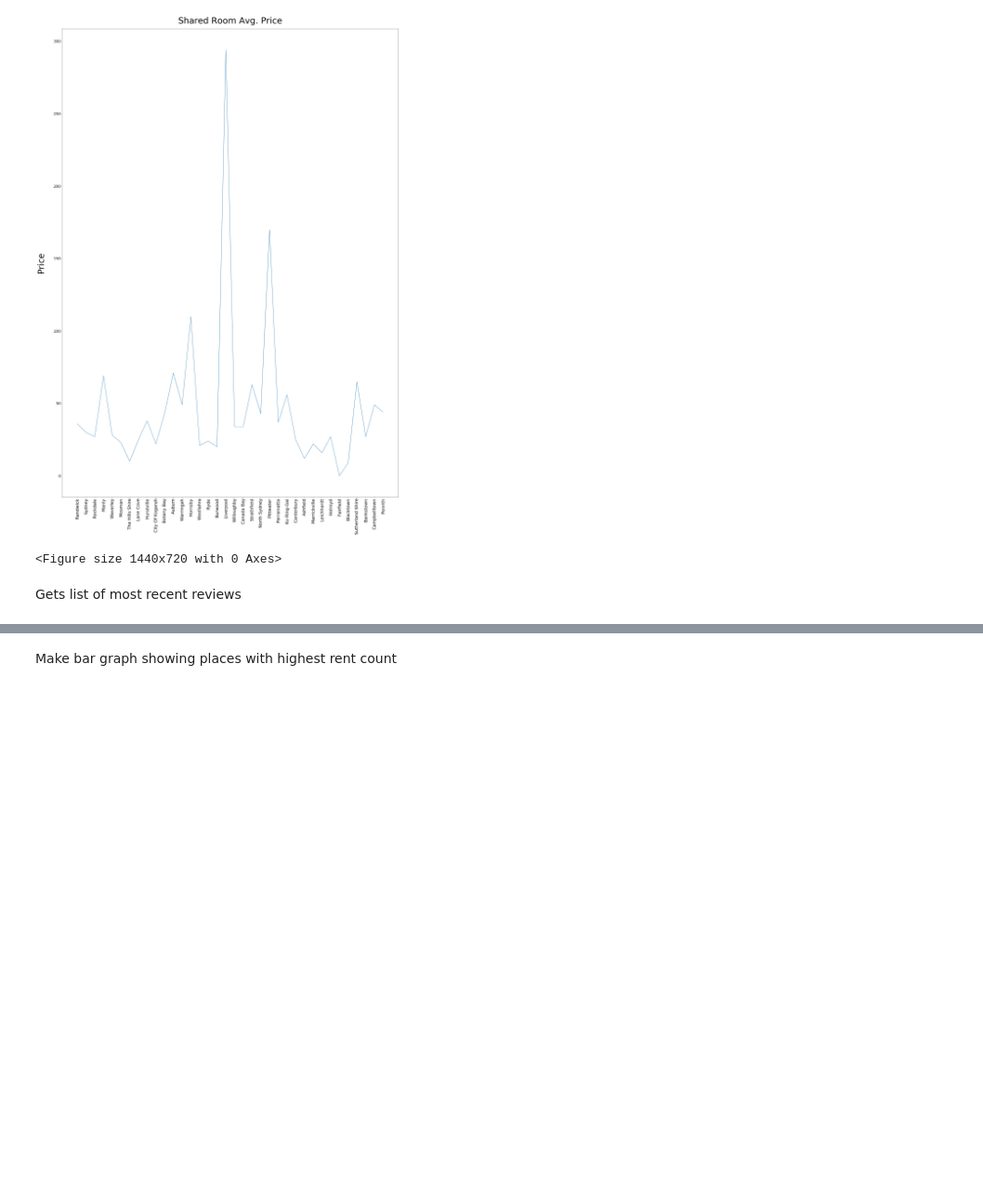
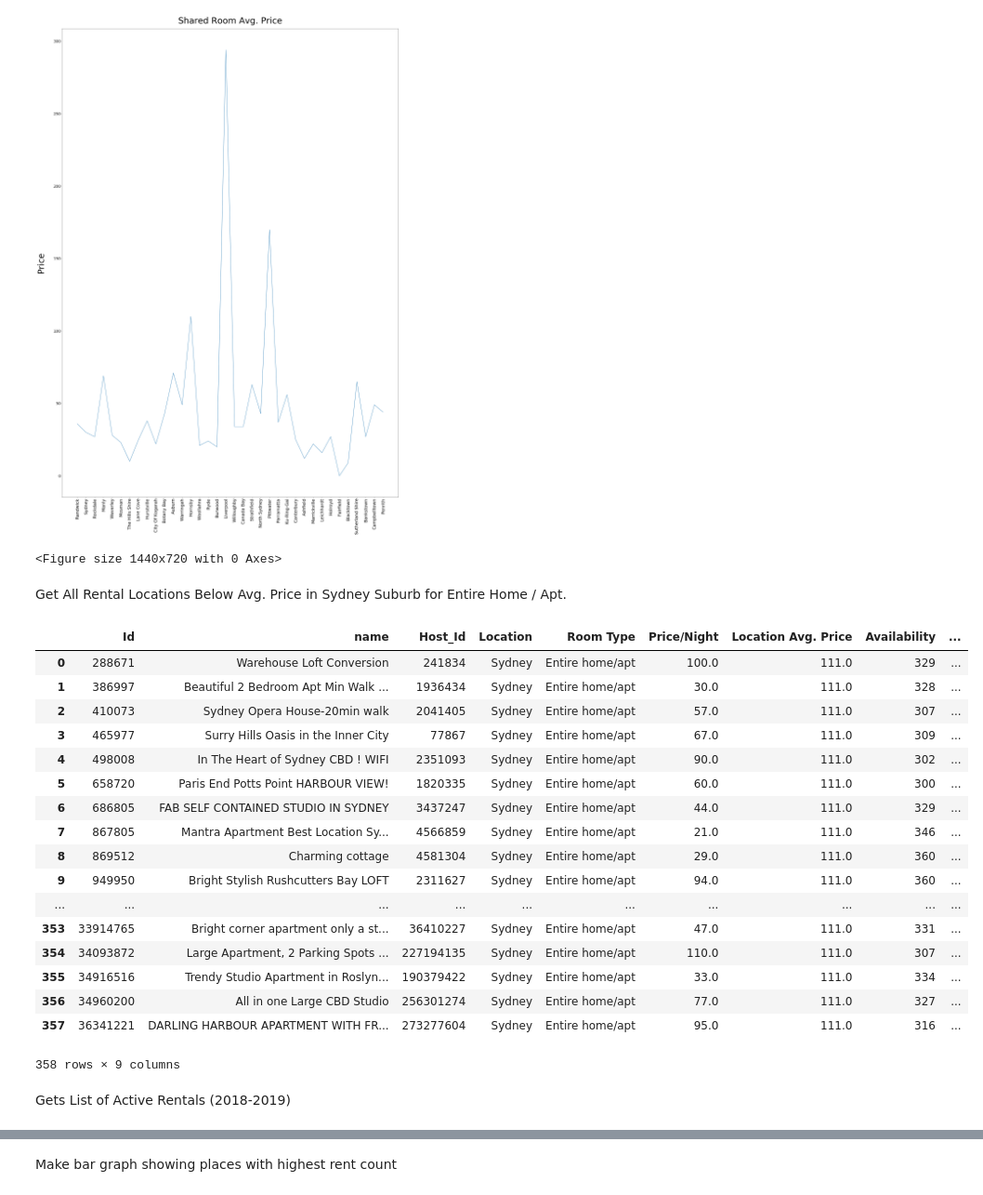
Before and after one commit to JetTheCat/airbnb-dataset-analysis, a Jupyter notebook: AirBNB Data Set Analysis.ipynb, the cells around one changed output, grey strips where cells are left out. Shown at 93% size. Drawn from its saved outputs; the diff is of its cells as text; code cells hidden in the pictures; blank space fills up the shorter version.

```diff
--- a/AirBNB Data Set Analysis.ipynb
+++ b/AirBNB Data Set Analysis.ipynb
@@ -328,5 +328,3 @@ plt.figure(figsize=(20,10))
 <Figure size 1440x720 with 0 Axes>
 [figure]
 <Figure size 1440x720 with 0 Axes>
-# %% [markdown]
-Gets list of most recent reviews
@@ -419,0 +331,2 @@ def createHolidays(year):
+# %% [markdown]
+Get All Rental Locations Below Avg. Price in Sydney Suburb for Entire Home / Apt.
@@ -419,0 +389,34 @@ def createHolidays(year):
+# %%
+# Call sortSuburbs to get average price info
+priceInfo = sortSuburb(listings, rt_list[1])
+priceInfo = pd.DataFrame(priceInfo)
+
+sydney = sortCheapRentals(listings, priceInfo, "Sydney", rt_list[1])
+sydney = pd.DataFrame(sydney)
+sydney.rename(columns={"id": "Id", "location": "Location",
+                       "price": "Price/Night", "rtype": "Room Type",
+                       "host_id": "Host_Id", "location_avg_price" : "Location Avg. Price",
+                       "availability": "Availability", "min_night" : "Minimum Night"},
+                       inplace=True)
+sydney
+# %% [output]
+|  | Id | name | Host_Id | Location | Room Type | Price/Night | Location Avg. Price | Availability | ... |
+| 0 | 288671 | Warehouse Loft Conversion | 241834 | Sydney | Entire home/apt | 100.0 | 111.0 | 329 | ... |
+| 1 | 386997 | Beautiful 2 Bedroom Apt Min Walk ... | 1936434 | Sydney | Entire home/apt | 30.0 | 111.0 | 328 | ... |
+| 2 | 410073 | Sydney Opera House-20min walk | 2041405 | Sydney | Entire home/apt | 57.0 | 111.0 | 307 | ... |
+| 3 | 465977 | Surry Hills Oasis in the Inner City | 77867 | Sydney | Entire home/apt | 67.0 | 111.0 | 309 | ... |
+| 4 | 498008 | In The Heart of Sydney CBD ! WIFI | 2351093 | Sydney | Entire home/apt | 90.0 | 111.0 | 302 | ... |
+| 5 | 658720 | Paris End Potts Point HARBOUR VIEW! | 1820335 | Sydney | Entire home/apt | 60.0 | 111.0 | 300 | ... |
+| 6 | 686805 | FAB SELF CONTAINED STUDIO IN SYDNEY | 3437247 | Sydney | Entire home/apt | 44.0 | 111.0 | 329 | ... |
+| 7 | 867805 | Mantra Apartment Best Location Sy... | 4566859 | Sydney | Entire home/apt | 21.0 | 111.0 | 346 | ... |
+| 8 | 869512 | Charming cottage | 4581304 | Sydney | Entire home/apt | 29.0 | 111.0 | 360 | ... |
+| 9 | 949950 | Bright Stylish Rushcutters Bay LOFT | 2311627 | Sydney | Entire home/apt | 94.0 | 111.0 | 360 | ... |
+| ... | ... | ... | ... | ... | ... | ... | ... | ... | ... |
+| 353 | 33914765 | Bright corner apartment only a st... | 36410227 | Sydney | Entire home/apt | 47.0 | 111.0 | 331 | ... |
+| 354 | 34093872 | Large Apartment, 2 Parking Spots ... | 227194135 | Sydney | Entire home/apt | 110.0 | 111.0 | 307 | ... |
+| 355 | 34916516 | Trendy Studio Apartment in Roslyn... | 190379422 | Sydney | Entire home/apt | 33.0 | 111.0 | 334 | ... |
+| 356 | 34960200 | All in one Large CBD Studio | 256301274 | Sydney | Entire home/apt | 77.0 | 111.0 | 327 | ... |
+| 357 | 36341221 | DARLING HARBOUR APARTMENT WITH FR... | 273277604 | Sydney | Entire home/apt | 95.0 | 111.0 | 316 | ... |
+358 rows × 9 columns
+# %% [markdown]
+Gets List of Active Rentals (2018-2019)
```
Also changed, not shown: parts of 7 cells of this notebook, 1 other file.
